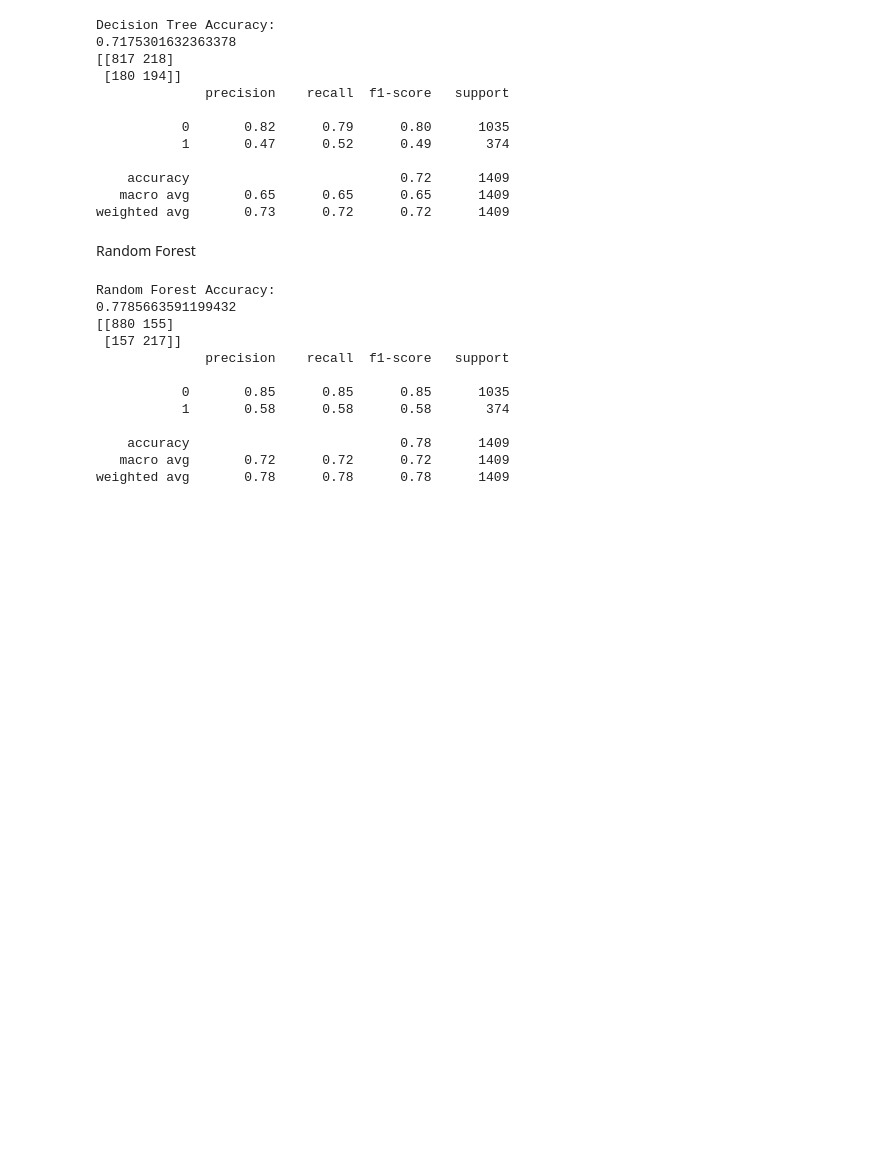
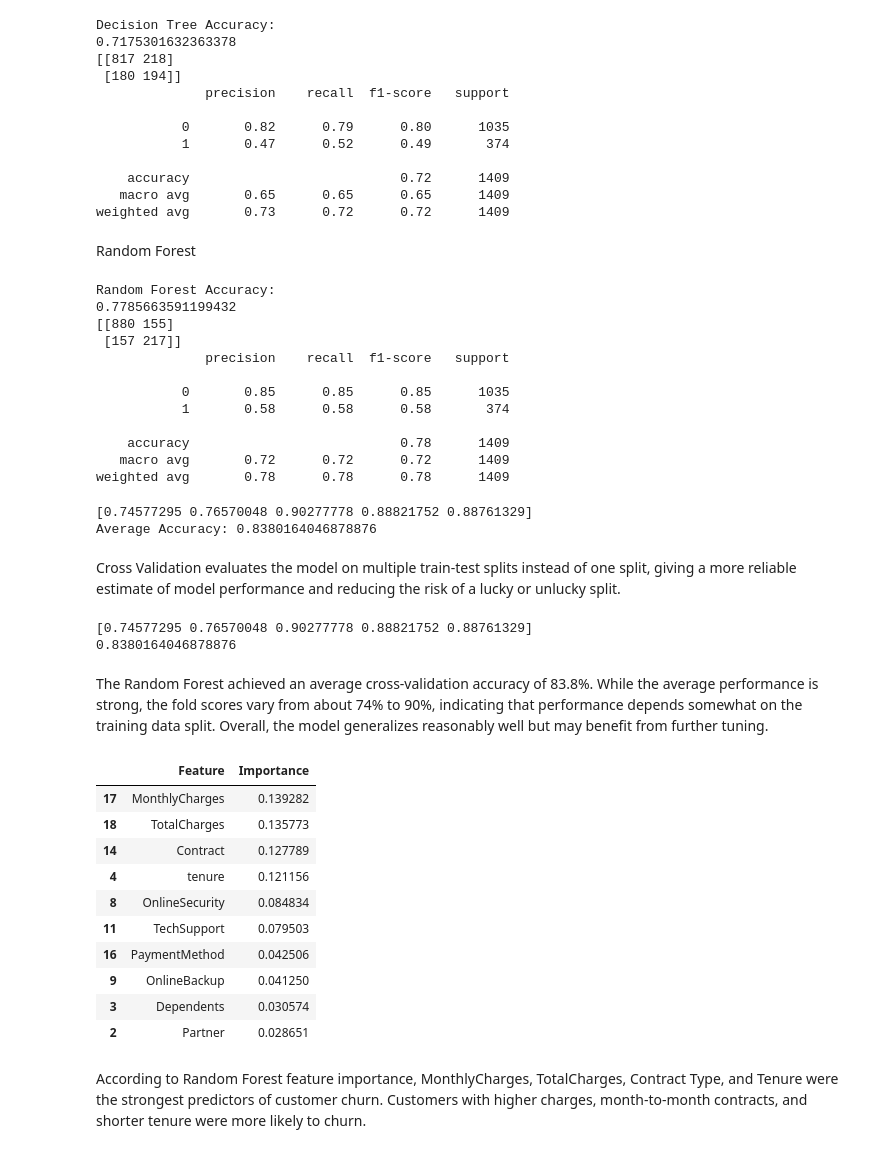
Before and after one commit to Harishbroo/ML-PROJECTS, a Jupyter notebook: 6. Customer Churn/churn.ipynb, the cells around one changed output. Saved outputs shown, nothing was run; the diff lists cells and outputs as text; code cells hidden in the pictures; blank space fills up the shorter version.

Commit message:
Updated Customer Churn Project

```diff
--- a/6. Customer Churn/churn.ipynb
+++ b/6. Customer Churn/churn.ipynb
@@ -412,3 +413,53 @@ Random Forest Accuracy:
     accuracy                           0.78      1409
    macro avg       0.72      0.72      0.72      1409
 weighted avg       0.78      0.78      0.78      1409
+# %%
+from sklearn.model_selection import cross_val_score
+scores = cross_val_score(
+    rf,
+    X_train_resampled,
+    y_train_resampled,
+    cv=5,
+    scoring='accuracy'
+)
+print(scores)
+print("Average Accuracy:", scores.mean())
+# %% [output]
+[0.74577295 0.76570048 0.90277778 0.88821752 0.88761329]
+Average Accuracy: 0.8380164046878876
+# %% [markdown]
+Cross Validation evaluates the model on multiple train-test splits instead of one split, giving a more reliable estimate of model performance and reducing the risk of a lucky or unlucky split.
+# %%
+print(scores)
+print(scores.mean())
+# %% [output]
+[0.74577295 0.76570048 0.90277778 0.88821752 0.88761329]
+0.8380164046878876
+# %% [markdown]
+The Random Forest achieved an average cross-validation accuracy of 83.8%. While the average performance is strong, the fold scores vary from about 74% to 90%, indicating that performance depends somewhat on the training data split. Overall, the model generalizes reasonably well but may benefit from further tuning.
+# %%
+importance = pd.DataFrame({
+    'Feature': X.columns,
+    'Importance': rf.feature_importances_
+})
+
+importance = importance.sort_values(
+    by='Importance',
+    ascending=False
+)
+
+importance.head(10)
+# %% [output]
+|  | Feature | Importance |
+| 17 | MonthlyCharges | 0.139282 |
+| 18 | TotalCharges | 0.135773 |
+| 14 | Contract | 0.127789 |
+| 4 | tenure | 0.121156 |
+| 8 | OnlineSecurity | 0.084834 |
+| 11 | TechSupport | 0.079503 |
+| 16 | PaymentMethod | 0.042506 |
+| 9 | OnlineBackup | 0.041250 |
+| 3 | Dependents | 0.030574 |
+| 2 | Partner | 0.028651 |
+# %% [markdown]
+According to Random Forest feature importance, MonthlyCharges, TotalCharges, Contract Type, and Tenure were the strongest predictors of customer churn. Customers with higher charges, month-to-month contracts, and shorter tenure were more likely to churn.
```
Also changed, not shown: parts of 9 cells of this notebook, 1 other file.
